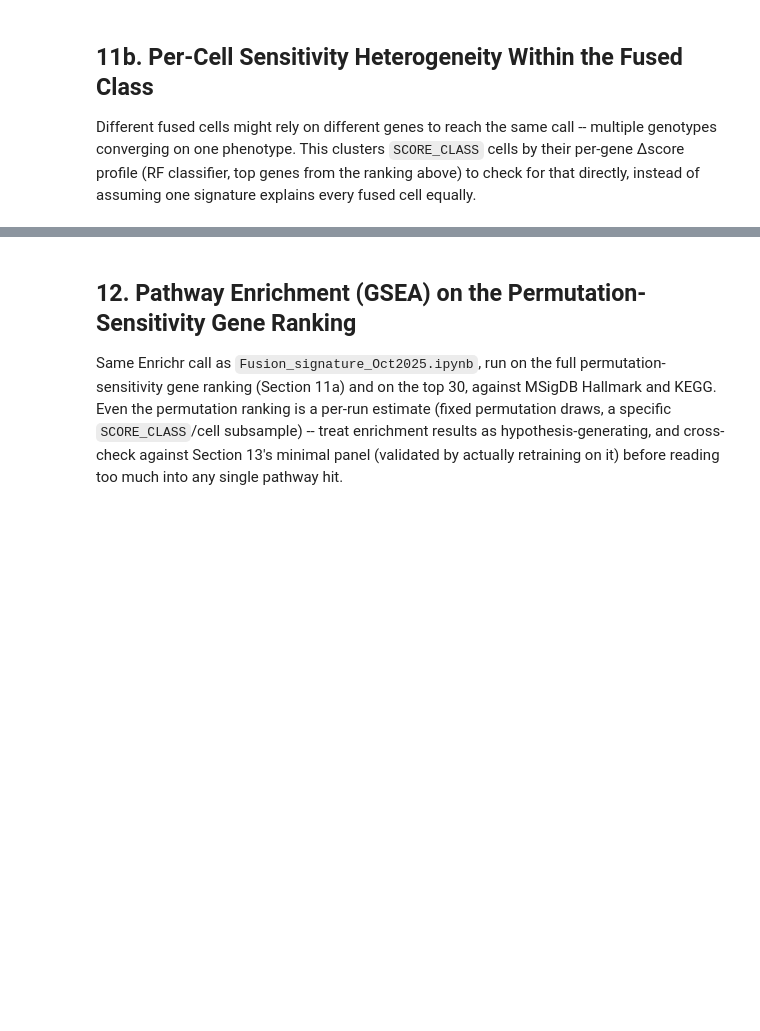
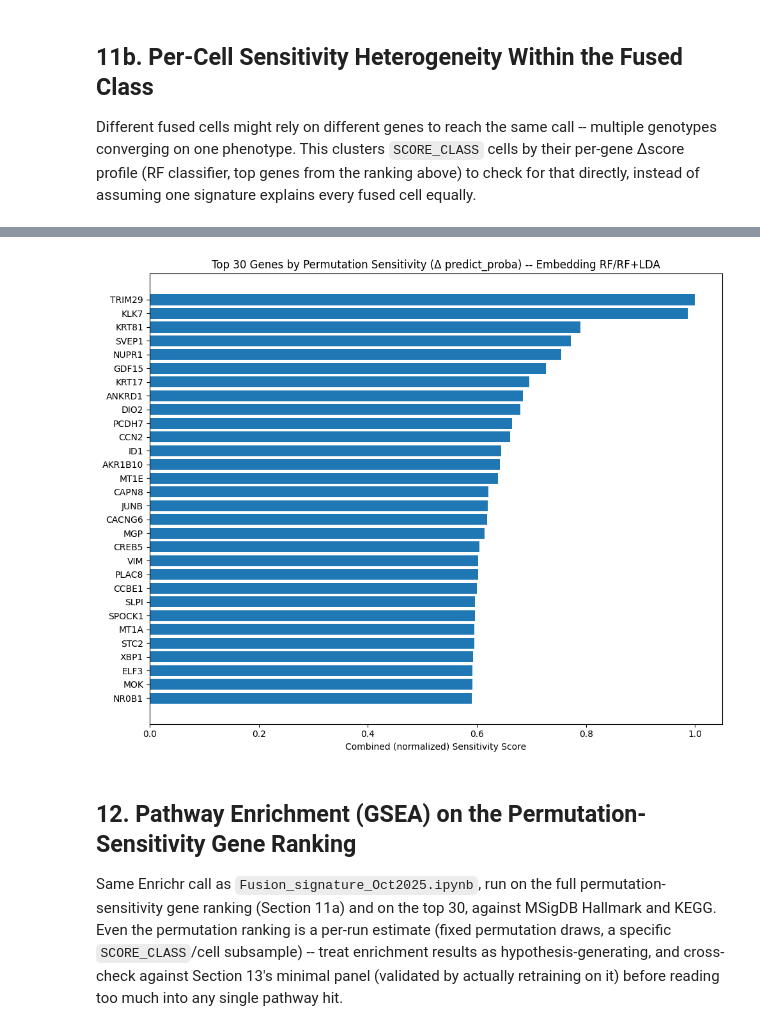
Before and after one commit to paulameena/fusion-scRNAseq-analysis, a Jupyter notebook: Fusion_embedding_classifier_comparison.ipynb, the cells around one changed output, grey strips where cells are left out. Cells and saved outputs as stored; diff of their text form; code cells hidden in the pictures; blank space fills up the shorter version.

```diff
--- a/Fusion_embedding_classifier_comparison.ipynb
+++ b/Fusion_embedding_classifier_comparison.ipynb
@@ -1011,13 +1089,15 @@ plt.show()
 # %%
 plt.figure(figsize=(10, 8))
 top30 = top_genes_emb.head(30)
-plt.barh(top30['feature'], top30['combined_score'])
+plt.barh(top30['feature'], top30['feature_score'])
 plt.xlabel('Combined (normalized) Sensitivity Score')
 plt.title('Top 30 Genes by Permutation Sensitivity (Δ predict_proba) -- Embedding RF/RF+LDA')
 plt.gca().invert_yaxis()
 plt.tight_layout()
 plt.savefig('top30_genes_embedding_classifiers.png')
 plt.show()
+# %% [output]
+[figure, added]
 # %% [markdown]
 ## 12. Pathway Enrichment (GSEA) on the Permutation-Sensitivity Gene Ranking
 
```
Also changed, not shown: parts of 23 cells of this notebook, 13 other files.
